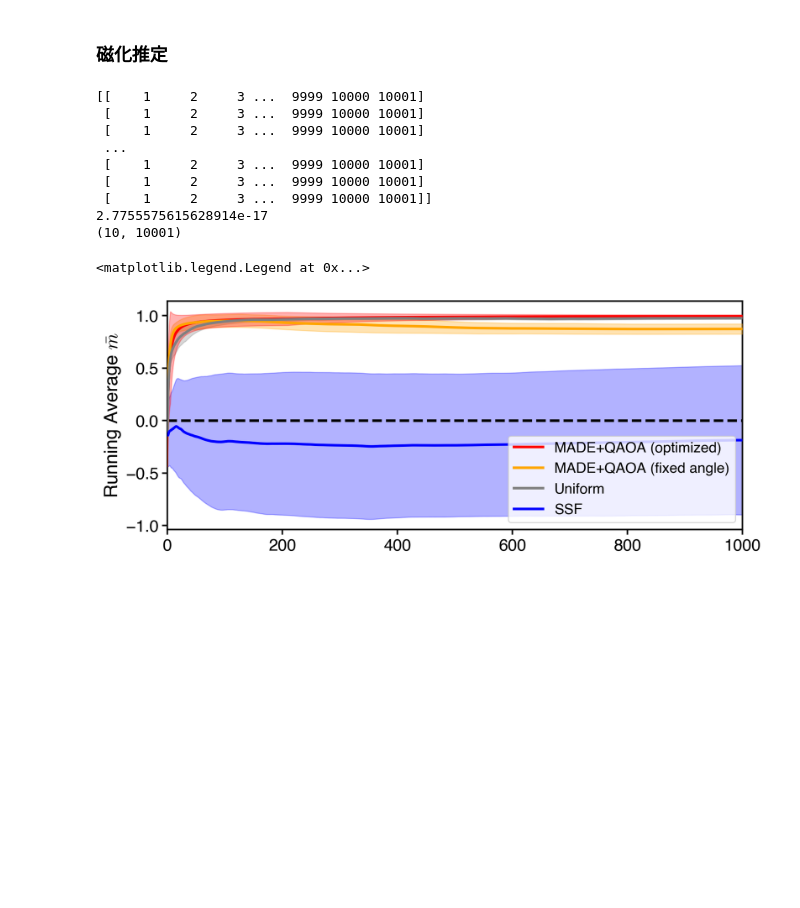
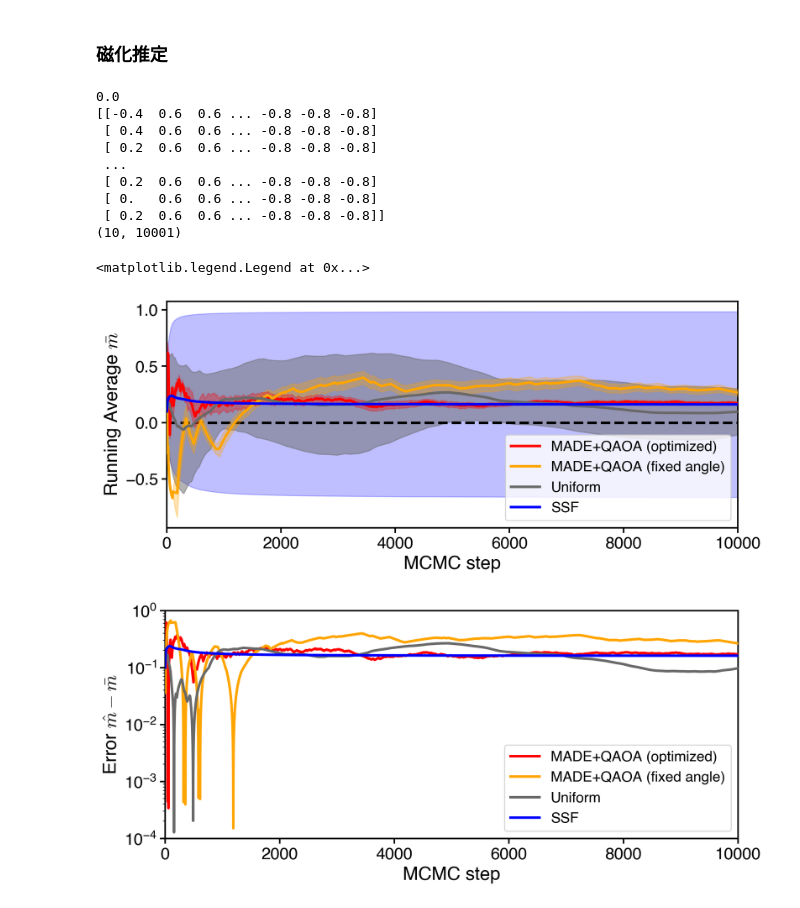
Before and after one commit to yuichiro-nakano/data_for_qaoa-made-mcmc, a Jupyter notebook: figure/make_fig.ipynb, the cells around one changed output. Saved outputs shown, nothing was run; the diff lists cells and outputs as text; code cells hidden in the pictures; blank space fills up the shorter version.

```diff
--- a/figure/make_fig.ipynb
+++ b/figure/make_fig.ipynb
@@ -199,7 +199,7 @@ scaling factor(uncertainty) : k = 0.818+/-0.022
 ### 定数
 # %%
 n_spin = 10
-beta = 2.0
+beta = 5.0
 # %% [markdown]
 ### データのロード
 # %%
@@ -212,7 +212,7 @@ uniform_result = np.load(data_folder_name+"uniform_result.npy")
 ssf_result = np.load(data_folder_name+"ssf_result.npy")
 
 # インスタンス取得
-source_dir_name = '../data'
+source_dir_name = 'data'
 fname_in = pathlib.Path(source_dir_name).joinpath('{0}_sites_instance.pickle'.format(n_spin))
 with open(str(fname_in), 'rb') as f:
 	instance = pickle.load(f)
@@ -225,19 +225,19 @@ print(opt_qaoa_made_result.shape[0:2])
 ### 磁化推定
 # %%
 n_chain = opt_qaoa_made_result.shape[0]
-n_step = 1000
+n_step = 10000
 
 temp = np.arange(1, opt_qaoa_made_result.shape[1]+1)
 div_mat = np.tile(temp, (n_chain, 1))
-print(div_mat)
 
 # 平均磁化 (理論値)
 boltzmann_dist = ising.spin_boltzmann_distribution(instance, beta)
-true_val = ising.boltzmann_average_magnetization(n_spin, boltzmann_dist, beta)
+true_val = ising.boltzmann_average_magnetization(n_spin, boltzmann_dist)
 print(true_val)
 
 # 平均磁化の
 opt_qaoa_made_mag = np.average(opt_qaoa_made_result, axis=2)
+print(opt_qaoa_made_mag)
 opt_qaoa_made_mag_hist = np.cumsum(opt_qaoa_made_mag, axis=1) / div_mat
 print(opt_qaoa_made_mag_hist.shape)
 opt_qaoa_made_mag_mean = np.average(opt_qaoa_made_mag_hist, axis=0)[0:n_step+1]
@@ -258,14 +258,14 @@ ssf_mag_hist = np.cumsum(ssf_mag, axis=1) / div_mat
 ssf_mag_mean = np.average(ssf_mag_hist, axis=0)[0:n_step+1]
 ssf_mag_std = np.std(ssf_mag_hist, axis=0, ddof=1)[0:n_step+1]
 # %% [output]
-[[    1     2     3 ...  9999 10000 10001]
- [    1     2     3 ...  9999 10000 10001]
- [    1     2     3 ...  9999 10000 10001]
+0.0
+[[-0.4  0.6  0.6 ... -0.8 -0.8 -0.8]
+ [ 0.4  0.6  0.6 ... -0.8 -0.8 -0.8]
+ [ 0.2  0.6  0.6 ... -0.8 -0.8 -0.8]
  ...
- [    1     2     3 ...  9999 10000 10001]
- [    1     2     3 ...  9999 10000 10001]
- [    1     2     3 ...  9999 10000 10001]]
-2.7755575615628914e-17
+ [ 0.2  0.6  0.6 ... -0.8 -0.8 -0.8]
+ [ 0.   0.6  0.6 ... -0.8 -0.8 -0.8]
+ [ 0.2  0.6  0.6 ... -0.8 -0.8 -0.8]]
 (10, 10001)
 # %%
 capsize = 4
@@ -275,35 +275,58 @@ capthick = 2.5
 linewidth = 2.5
 spines = 1.5
 
 fig2, ax2 = plt.subplots(figsize=(10,4), dpi=200)
 
 ax2.spines["top"].set_linewidth(spines)
 ax2.spines["left"].set_linewidth(spines)
 ax2.spines["bottom"].set_linewidth(spines)
 ax2.spines["right"].set_linewidth(spines)
 
 ax2.plot(np.arange(n_step+1), opt_qaoa_made_mag_mean, color='red', linewidth=linewidth, label='MADE+QAOA (optimized)', zorder=5)
 ax2.fill_between(np.arange(n_step+1), opt_qaoa_made_mag_mean+opt_qaoa_made_mag_std, opt_qaoa_made_mag_mean-opt_qaoa_made_mag_std, color='red', alpha=0.3, zorder=4)
 
 ax2.plot(np.arange(n_step+1), fix_qaoa_made_mag_mean, color='orange', linewidth=linewidth, label='MADE+QAOA (fixed angle)', zorder=5)
 ax2.fill_between(np.arange(n_step+1), fix_qaoa_made_mag_mean+fix_qaoa_made_mag_std, fix_qaoa_made_mag_mean-fix_qaoa_made_mag_std, color='orange', alpha=0.3, zorder=3)
 
-ax2.plot(np.arange(n_step+1), uniform_mag_mean, color='grey', linewidth=linewidth, label='Uniform', zorder=5)
-ax2.fill_between(np.arange(n_step+1), uniform_mag_mean+uniform_mag_std, uniform_mag_mean-uniform_mag_std, color='grey', alpha=0.3, zorder=2)
+ax2.plot(np.arange(n_step+1), uniform_mag_mean, color='dimgrey', linewidth=linewidth, label='Uniform', zorder=5)
+ax2.fill_between(np.arange(n_step+1), uniform_mag_mean+uniform_mag_std, uniform_mag_mean-uniform_mag_std, color='dimgrey', alpha=0.5, zorder=2)
 
 ax2.plot(np.arange(n_step+1), ssf_mag_mean, color='blue', linewidth=linewidth, label='SSF', zorder=5)
-ax2.fill_between(np.arange(n_step+1), ssf_mag_mean+ssf_mag_std, ssf_mag_mean-ssf_mag_std, color='blue', alpha=0.3, zorder=1)
+ax2.fill_between(np.arange(n_step+1), ssf_mag_mean+ssf_mag_std, ssf_mag_mean-ssf_mag_std, color='blue', alpha=0.25, zorder=1)
 
 ax2.axhline(true_val, color='black', linestyle='--', linewidth=linewidth)
 
 ax2.set_xlim(0, n_step)
-#ax2.set_ylim(-0.35, 0.45)
+#ax2.set_ylim(-0.3,0.3)
+ax2.set_xlabel('MCMC step', fontsize=18)
 ax2.set_ylabel(r'Running Average $\bar{m}$', fontsize=18)
 ax2.tick_params(width=1.5, labelsize=16, length=5, labelbottom=True)
 ax2.tick_params(axis="x", which='major', width=1.5)
 ax2.legend(fontsize=14, loc='lower right', frameon=True)
 
+fig2_2, ax2_2 = plt.subplots(figsize=(10,4), dpi=200)
+
+ax2_2.spines["top"].set_linewidth(spines)
+ax2_2.spines["left"].set_linewidth(spines)
+ax2_2.spines["bottom"].set_linewidth(spines)
+ax2_2.spines["right"].set_linewidth(spines)
+
+ax2_2.plot(np.arange(n_step+1), np.abs(opt_qaoa_made_mag_mean-true_val), color='red', linewidth=linewidth, label='MADE+QAOA (optimized)', zorder=5)
+ax2_2.plot(np.arange(n_step+1), np.abs(fix_qaoa_made_mag_mean-true_val), color='orange', linewidth=linewidth, label='MADE+QAOA (fixed angle)', zorder=5)
+ax2_2.plot(np.arange(n_step+1), np.abs(uniform_mag_mean-true_val), color='dimgrey', linewidth=linewidth, label='Uniform', zorder=5)
+ax2_2.plot(np.arange(n_step+1), np.abs(ssf_mag_mean-true_val), color='blue', linewidth=linewidth, label='SSF', zorder=5)
+
+ax2_2.set_yscale('log')
+ax2_2.set_xlim(0, n_step)
+ax2_2.set_ylim(1e-4, 1e0)
+ax2_2.set_xlabel('MCMC step', fontsize=18)
+ax2_2.set_ylabel(r'Error $\hat{m} - \bar{m}$', fontsize=18)
+ax2_2.tick_params(width=1.5, labelsize=16, length=5, labelbottom=True)
+ax2_2.tick_params(axis="x", which='major', width=1.5)
+ax2_2.legend(fontsize=14, loc='lower right', frameon=True)
+
 #fig2.savefig("mag_est_result.svg", bbox_inches='tight')
 # %% [output]
 <matplotlib.legend.Legend at 0x...>
-[figure, old version]
+[figure, new version]
+[figure, added]
```
Also changed, not shown: 37 other files.
